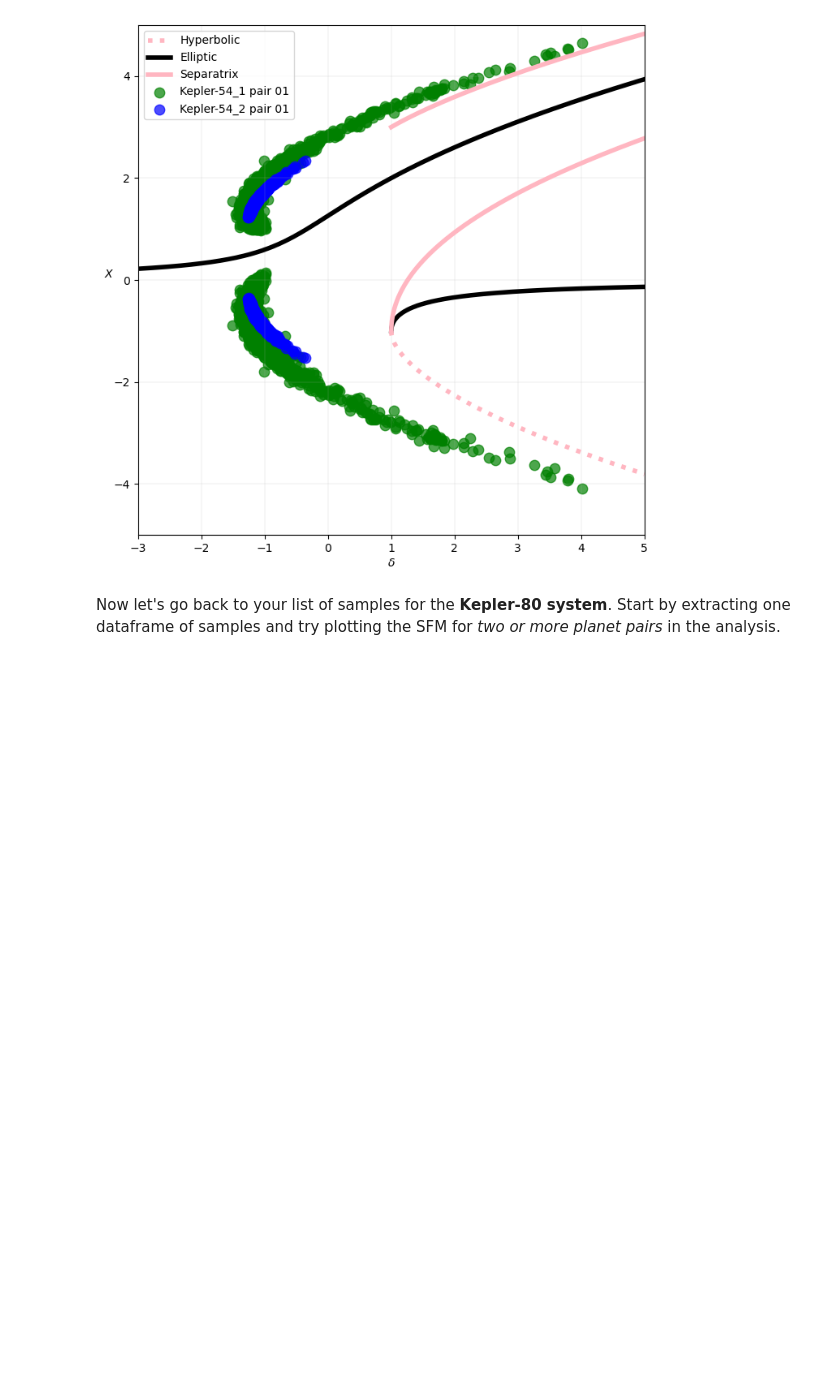
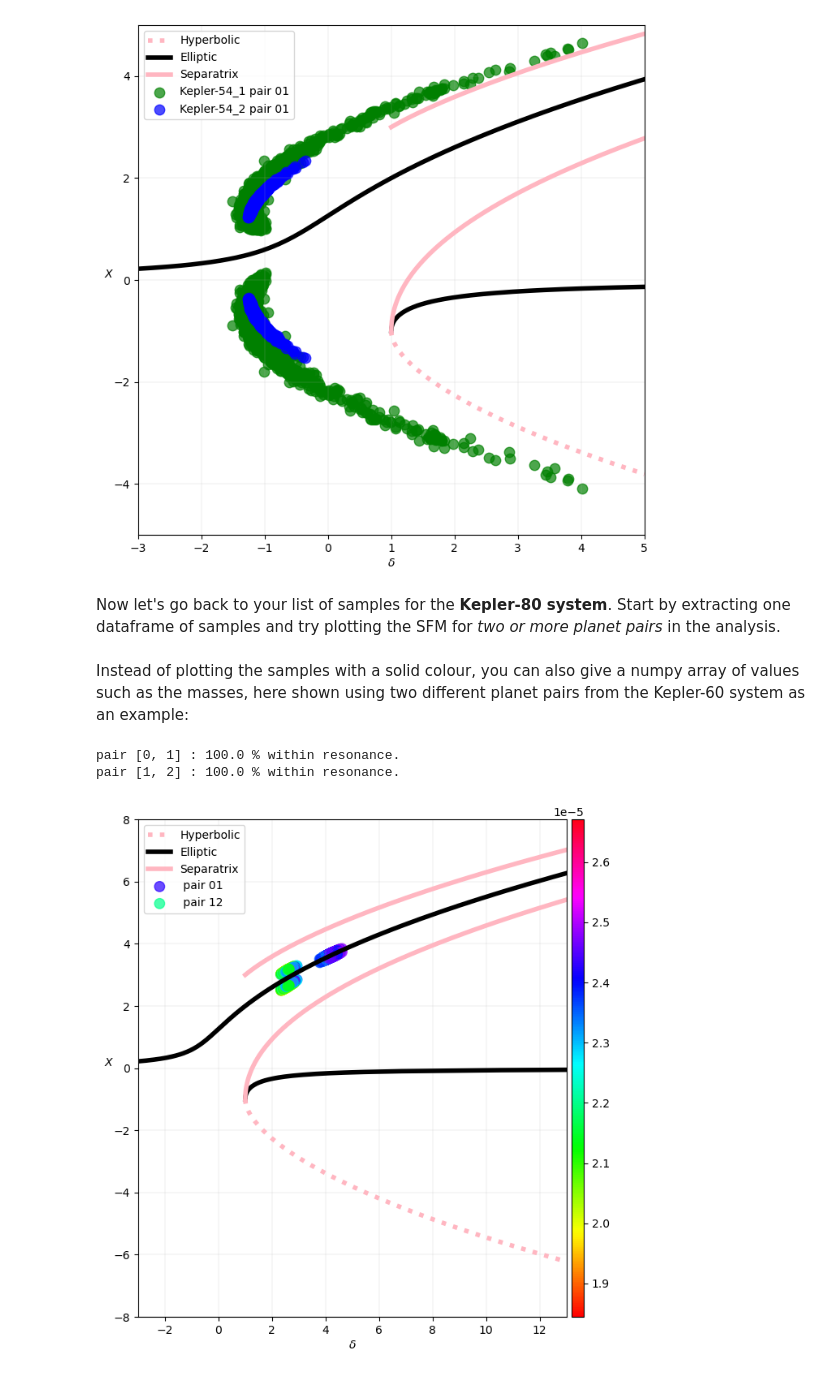
Before and after one commit to adleleu/resonantstate_nb, a Jupyter notebook: notebook_observations_updated.ipynb, the cells around one changed output. Cells and saved outputs as stored; diff of their text form; code cells hidden in the pictures; blank space fills up the shorter version.

Commit message:
added SFM plotting example to obs nb

```diff
--- a/notebook_observations_updated.ipynb
+++ b/notebook_observations_updated.ipynb
@@ -320,3 +320,29 @@ Now let's go back to your list of samples for the **Kepler-80 system**. Start by
 #             X_lim=(-5,5),
 #             check_resonance=True
 #             )
+# %% [markdown]
+Instead of plotting the samples with a solid colour, you can also give a numpy array of values such as the masses, here shown using two different planet pairs from the Kepler-60 system as an example:
+# %%
+import pandas as pd
+
+
+kepler60 = dataframe_observations[(dataframe_observations['contact_mail']=='adrien.leleu@unige.ch')&(dataframe_observations["default"]==1)&(dataframe_observations["star_name"]=='Kepler-60')]
+
+df = download_observations_samples(kepler60, None)
+
+samples = df[0]['sample']
+
+total_mass1 = pd.Series.to_numpy(samples['mass_planet_star_ratio_0'] + samples['mass_planet_star_ratio_1'])
+total_mass2 = pd.Series.to_numpy(samples['mass_planet_star_ratio_1'] + samples['mass_planet_star_ratio_2'])
+
+plot_ell2SFM(samples,
+             planet_pairs=[[0,1],[1,2]],
+             resonances=[4,3],
+             colors=[[total_mass1,total_mass2]],
+             delta_lim=(-3,13),
+             X_lim=(-8,8),
+             check_resonance=True)
+# %% [output]
+pair [0, 1] : 100.0 % within resonance.
+pair [1, 2] : 100.0 % within resonance.
+[figure, added]
```
Also changed, not shown: parts of 5 cells of this notebook.
